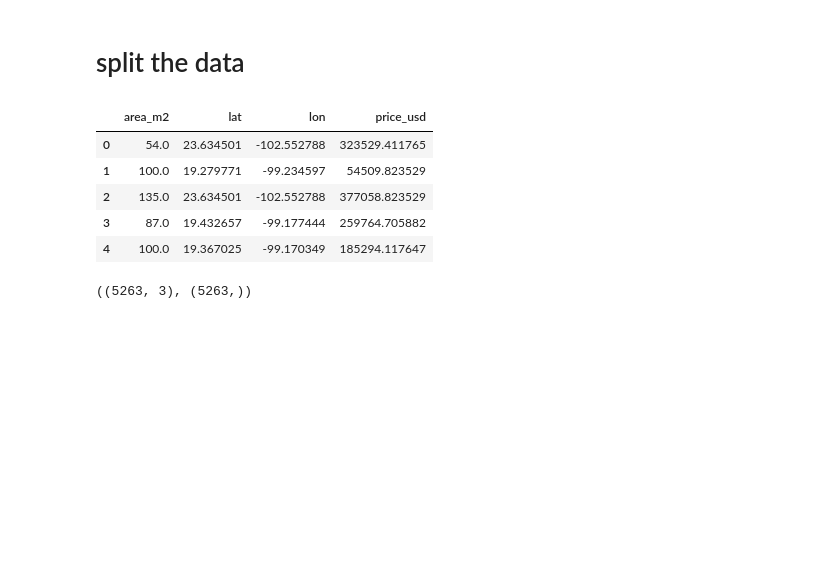
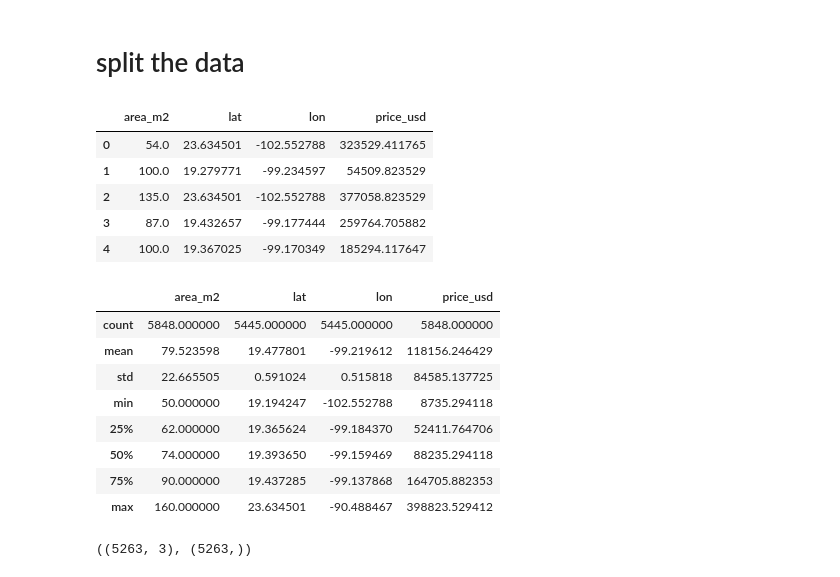
Before and after one commit to MohamedMohsen20501990/Housing_in_Mexico, a Jupyter notebook: notebooks/main.ipynb, the cells around one changed output. Saved outputs shown, nothing was run; the diff lists cells and outputs as text; code cells hidden in the pictures; blank space fills up the shorter version.

```diff
--- a/notebooks/main.ipynb
+++ b/notebooks/main.ipynb
@@ -509,6 +509,18 @@ df.head()
 | 2 | 135.0 | 23.634501 | -102.552788 | 377058.823529 |
 | 3 | 87.0 | 19.432657 | -99.177444 | 259764.705882 |
 | 4 | 100.0 | 19.367025 | -99.170349 | 185294.117647 |
+# %%
+df.describe()
+# %% [output]
+|  | area_m2 | lat | lon | price_usd |
+| count | 5848.000000 | 5445.000000 | 5445.000000 | 5848.000000 |
+| mean | 79.523598 | 19.477801 | -99.219612 | 118156.246429 |
+| std | 22.665505 | 0.591024 | 0.515818 | 84585.137725 |
+| min | 50.000000 | 19.194247 | -102.552788 | 8735.294118 |
+| 25% | 62.000000 | 19.365624 | -99.184370 | 52411.764706 |
+| 50% | 74.000000 | 19.393650 | -99.159469 | 88235.294118 |
+| 75% | 90.000000 | 19.437285 | -99.137868 | 164705.882353 |
+| max | 160.000000 | 23.634501 | -90.488467 | 398823.529412 |
 # %%
 # vertical split
 X = df.drop(["price_usd"], axis=1)
```
Also changed, not shown: parts of 8 cells of this notebook, 3 other files.
